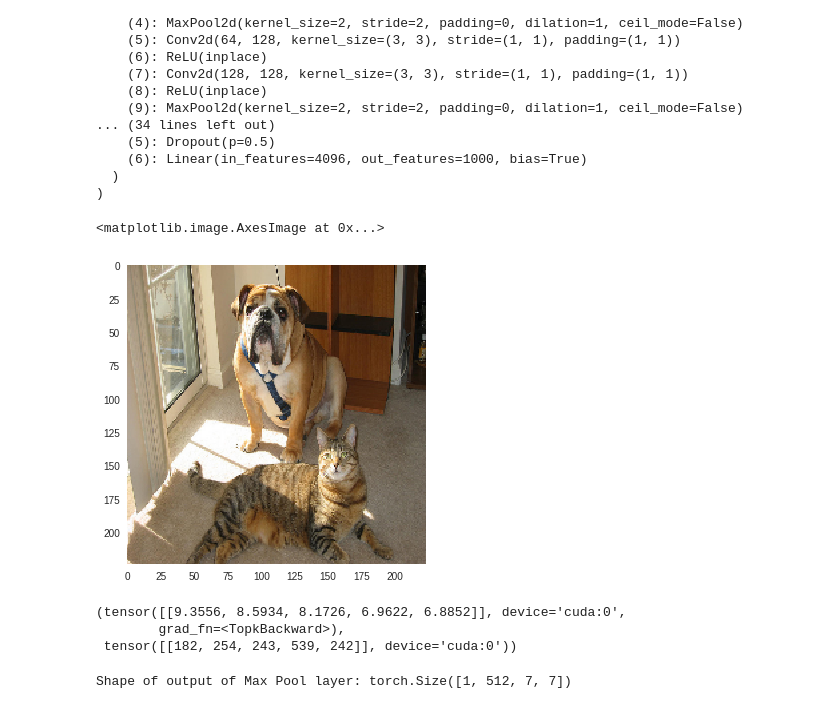
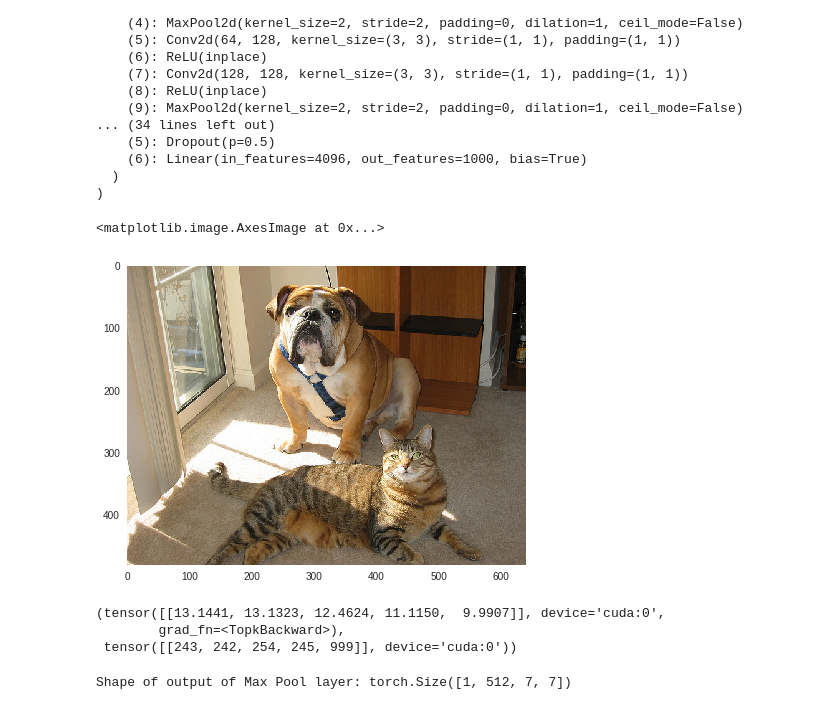
Before and after one commit to Surya-Prakash-Reddy/GradCAM, a Jupyter notebook: GradCAM_using_VGG_Step_by_Step.ipynb, the cells around one changed output. Cells and saved outputs as stored; diff of their text form; code cells hidden in the pictures.

```diff
--- a/GradCAM_using_VGG_Step_by_Step.ipynb
+++ b/GradCAM_using_VGG_Step_by_Step.ipynb
@@ -58,40 +55,41 @@ VGG(
 # %%
 #defining the transformations for the image
 transform = transforms.Compose([
     transforms.Resize((224, 224)),
     transforms.ToTensor(),
     transforms.Normalize((0.485, 0.456, 0.406), (0.229, 0.224, 0.225))
 ])
 
 #reading the image
 raw_image = io.imread('cat_dog.jpg')
 #resizing the image to the shape 224 x 224
-image = skimage.transform.resize(raw_image, (224,224))
+image_pil = skimage.transform.resize(raw_image, (224,224))
+image_pil = Image.fromarray(np.uint8(image_pil*255))
 #the pixels has range from (0 - 1). making them to the range of (0-255) and transforming them to the Image type
-image = Image.fromarray(np.uint8(image*255))
+image = Image.fromarray(raw_image)
 
 #get the transformed image
 transformed_image = transform(image).requires_grad_(True)
 #adding the first dimension as batch and converting to cuda
 transformed_image = transformed_image.unsqueeze(0).cuda()
 #converting the model to cuda
 vgg = vgg.cuda()
 
 #displaying the image
 plt.grid(False)
 plt.imshow(image)
 # %% [output]
 <matplotlib.image.AxesImage at 0x...>
-[figure, old version]
+[figure, new version]
 # %%
 #passing the image from the model
 out_vgg = vgg(transformed_image)
 #printing the top 5 classes and their scores
 out_vgg.topk(5)
 # %% [output]
-(tensor([[9.3556, 8.5934, 8.1726, 6.9622, 6.8852]], device='cuda:0',
+(tensor([[13.1441, 13.1323, 12.4624, 11.1150,  9.9907]], device='cuda:0',
         grad_fn=<TopkBackward>),
- tensor([[182, 254, 243, 539, 242]], device='cuda:0'))
+ tensor([[243, 242, 254, 245, 999]], device='cuda:0'))
 # %%
 #taking the last spatial layer from which we take the feature maps and also take gradients
 last_spatial_layer = vgg.features._modules['36']
```
Also changed, not shown: parts of 5 cells of this notebook.
